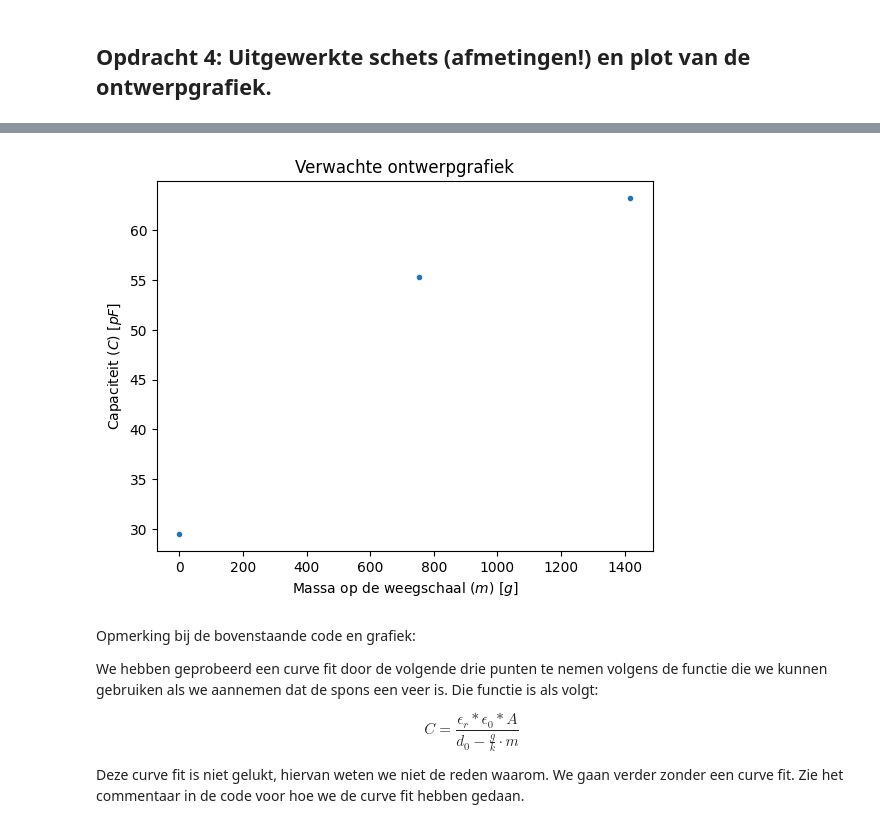
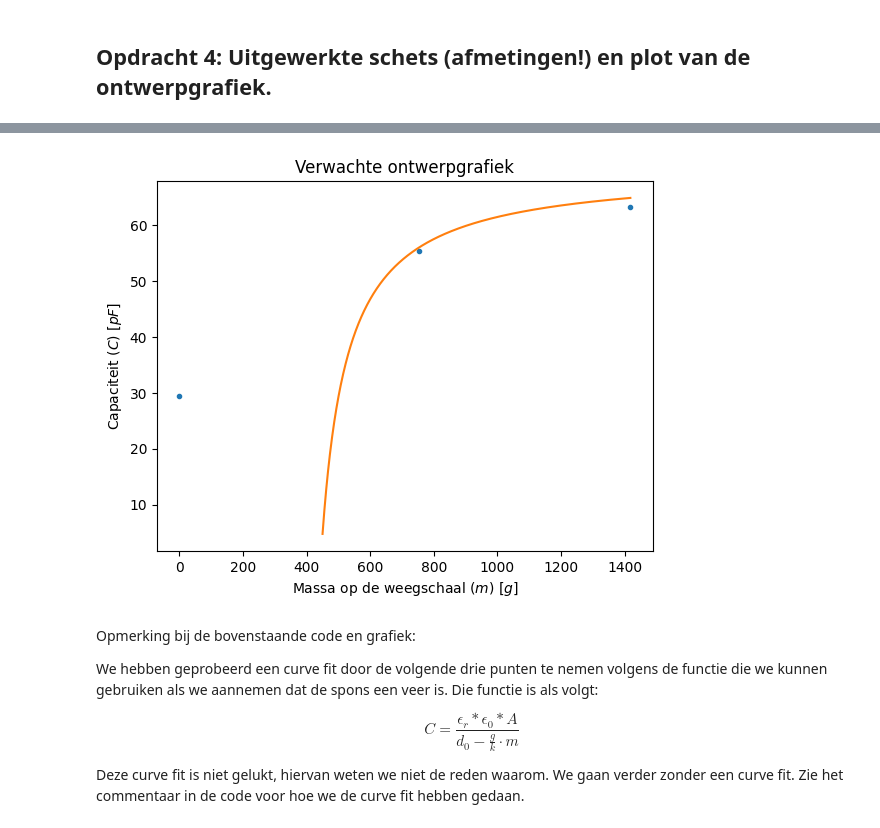
Before and after one commit to PimvanBeers/opdrachten-DEF-D, a Jupyter notebook: FysiekeOntwerpopdrachten/2OntwerpEenSensorCondensator/DEFOntwerpopdracht2OntwerpEenSensorInvulTemplate.ipynb, the cells around one changed output, grey strips where cells are left out. Cells and saved outputs as stored; diff of their text form; code cells hidden in the pictures.

```diff
--- a/FysiekeOntwerpopdrachten/2OntwerpEenSensorCondensator/DEFOntwerpopdracht2OntwerpEenSensorInvulTemplate.ipynb
+++ b/FysiekeOntwerpopdrachten/2OntwerpEenSensorCondensator/DEFOntwerpopdracht2OntwerpEenSensorInvulTemplate.ipynb
@@ -105,7 +105,14 @@ Pas deze tekst aan: Wij gaan een krachtsensor maken.
 
 import matplotlib.pyplot as plt
 from scipy.optimize import curve_fit
+
+def ontwerpfunctie(m, k):
+    C = A * epsilon0 * epsilon_r / (d_0 - g * m / k)
+    return C * 1e12 + 70
+
 m = np.array([0., 754., 1418.])
+
+m_test = np.linspace(450, m[2], 1000)
 
 d = np.array([3, 1.6, 1.4]) / 1000
 
@@ -113,34 +120,41 @@ A = 0.01
 
 Amplitude = 8
 
 f = 100e3
 
 R = 1000
 
 epsilon_r = 1
+
+epsilon0 = 8.854e-12
+
+d_0 = 6 / 1000
+
+g = 9.81
 
 C = vlakkeplaat(A, epsilon_r, d)
 
 V = bereken_voltage(R, C, f, Amplitude) * 1000
 
 # def functie_fit(x, a, b):
     # epsilon_r = 1
     # epsilon0  = 8.854e-12
     # A = 0.01
     # return epsilon_r * epsilon0 * A / (a * x + b)
 
 # values_2, cov_2 = curve_fit(functie_fit, m, C * 1e12, p0 = [-1, 1])
 # x_functie_fit = np.linspace(min(m), max(m), 1000)
 
 plt.figure()
 plt.plot(m, C * 1e12, '.')
 # plt.plot(x_functie_fit, functie_fit(x_functie_fit, values_2[0], values_2[1]), "r--", label="functie fit verwachte ontwerpgrafiek")
+plt.plot(m_test, ontwerpfunctie(m_test / 1000, k = 600))
 plt.xlabel(r"Massa op de weegschaal ($m$) [$g$]")
 plt.ylabel(r"Capaciteit ($C$) [$pF$]")
 plt.title("Verwachte ontwerpgrafiek")
 plt.show()
 # %% [output]
-[figure, old version]
+[figure, new version]
 # %% [markdown]
 Opmerking bij de bovenstaande code en grafiek:
 
```
